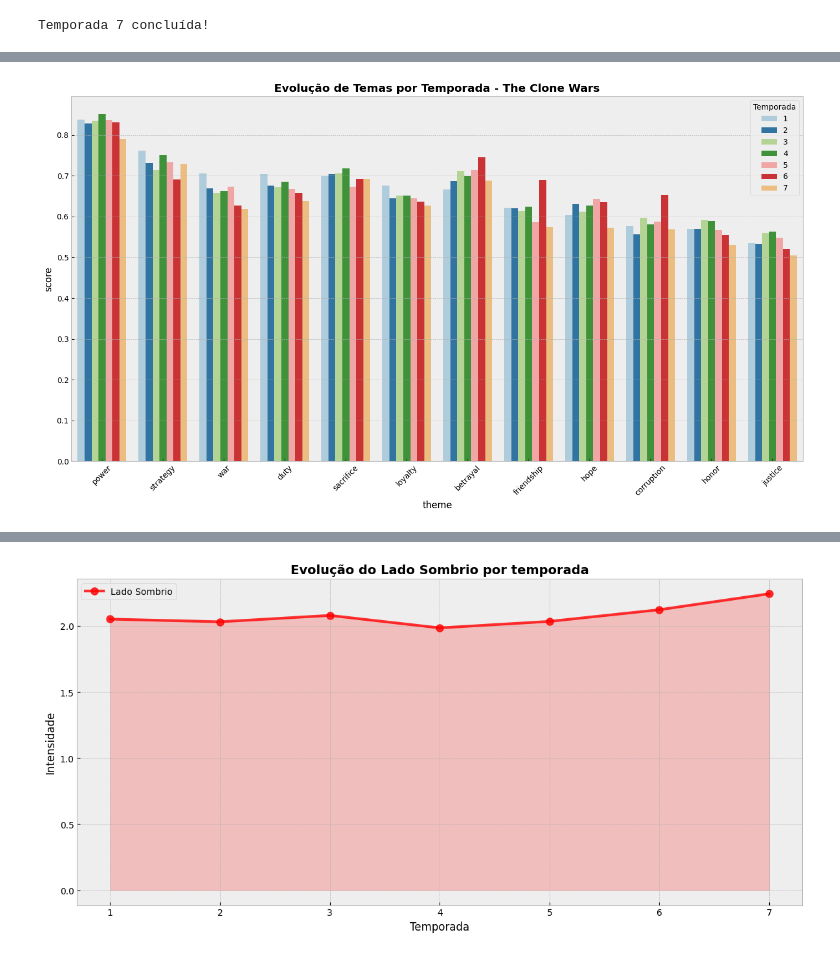
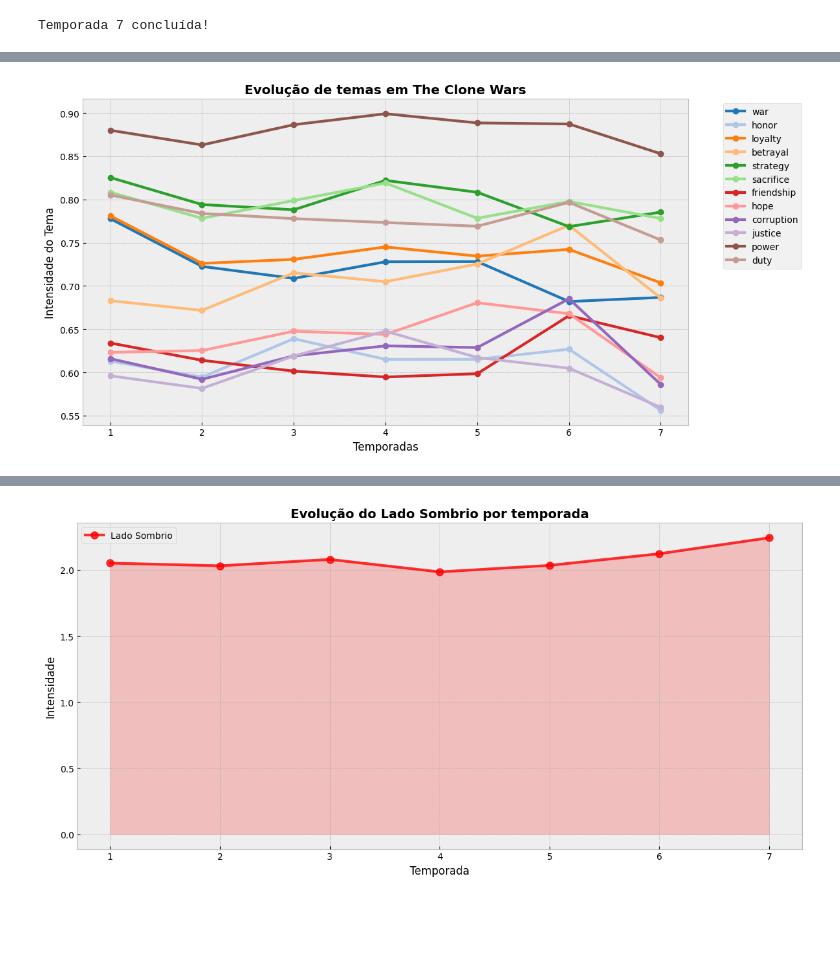
Before and after one commit to kzini/clone_wars_narrative_analysis, a Jupyter notebook: notebooks/theme_classification.ipynb, the cells around one changed output, grey strips where cells are left out. Cells and saved outputs as stored; diff of their text form; code cells hidden in the pictures; blank space fills up the shorter version.

```diff
--- a/notebooks/theme_classification.ipynb
+++ b/notebooks/theme_classification.ipynb
@@ -82,5 +88,5 @@ True
 # %%
-subtitles_path = sorted(glob("data/subs/*.srt"))
+subtitles_path = sorted(glob("../data/subs/*.srt"))
 # %%
 subtitles_path[:5]
 # %% [output]
@@ -165,2 +126,0 @@ Name: count, dtype: int64
-# %%
-device = 0 if torch.cuda.is_available() else 'cpu'
@@ -167,5 +129,7 @@ device = 0 if torch.cuda.is_available() else 'cpu'
 # %%
 from transformers import pipeline
 theme_classifier = pipeline("zero-shot-classification",
-                      model= 'facebook/bart-large-mnli',
-                      device=device)
+                    model= 'facebook/bart-large-mnli',
+                    device=device,
+                    torch_dtype=torch.float16,
+                    batch_size=8)
@@ -197,7 +154,7 @@ def get_themes_clone_wars(script):
     script_sentences = sent_tokenize(script)
 
     script_batches = []
-    sentence_batch_size = 10
+    sentence_batch_size = 25
     for index in range(0, len(script_sentences), sentence_batch_size):
         sent = " ".join(script_sentences[index:index+sentence_batch_size])
         script_batches.append(sent)
@@ -292,4 +230,4 @@ def plot_season_themes(season_themes, themes):
 # %%
-plot_season_themes(season_themes, themes)
+plot_themes_evolution(season_themes, themes)
 # %% [output]
-[figure, old version]
+[figure, new version]
```
Also changed, not shown: parts of 28 cells of this notebook, 12 other files.
